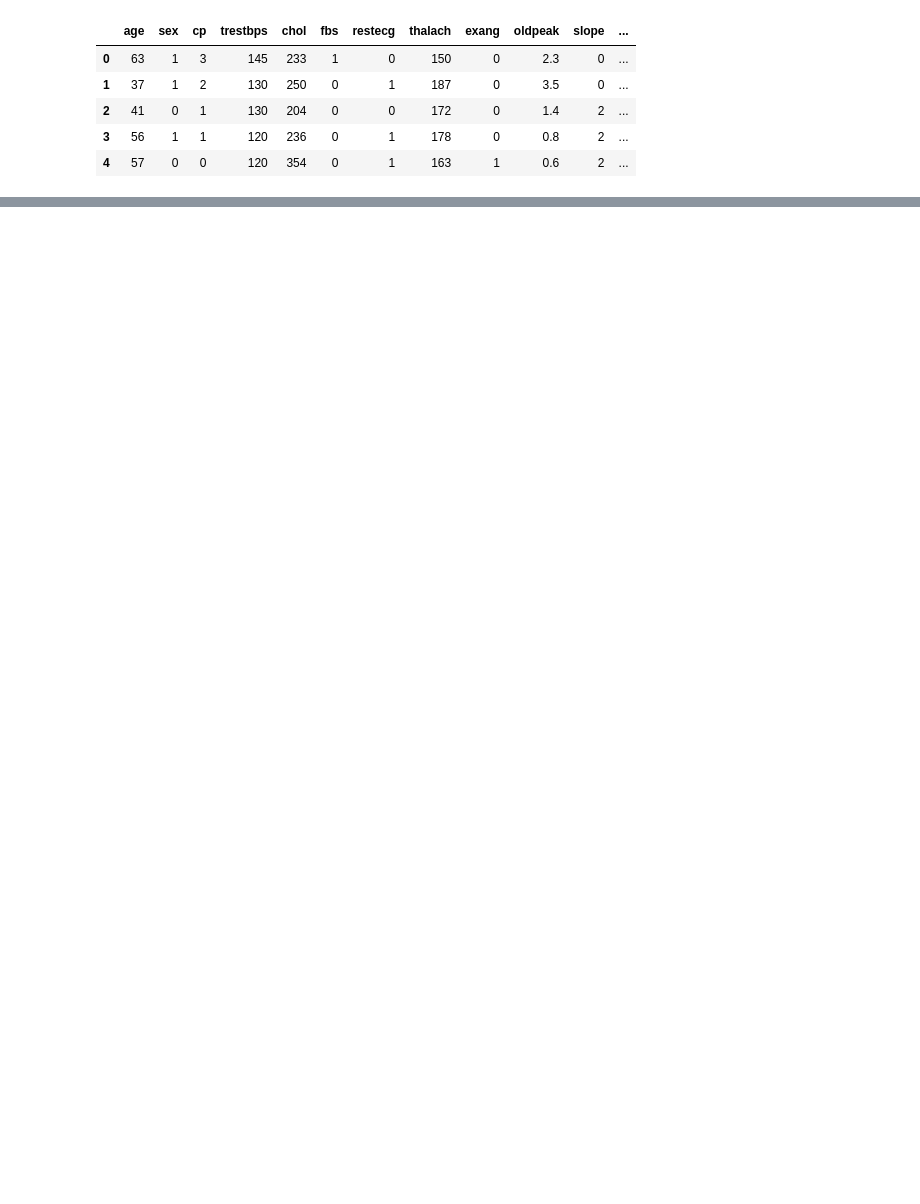
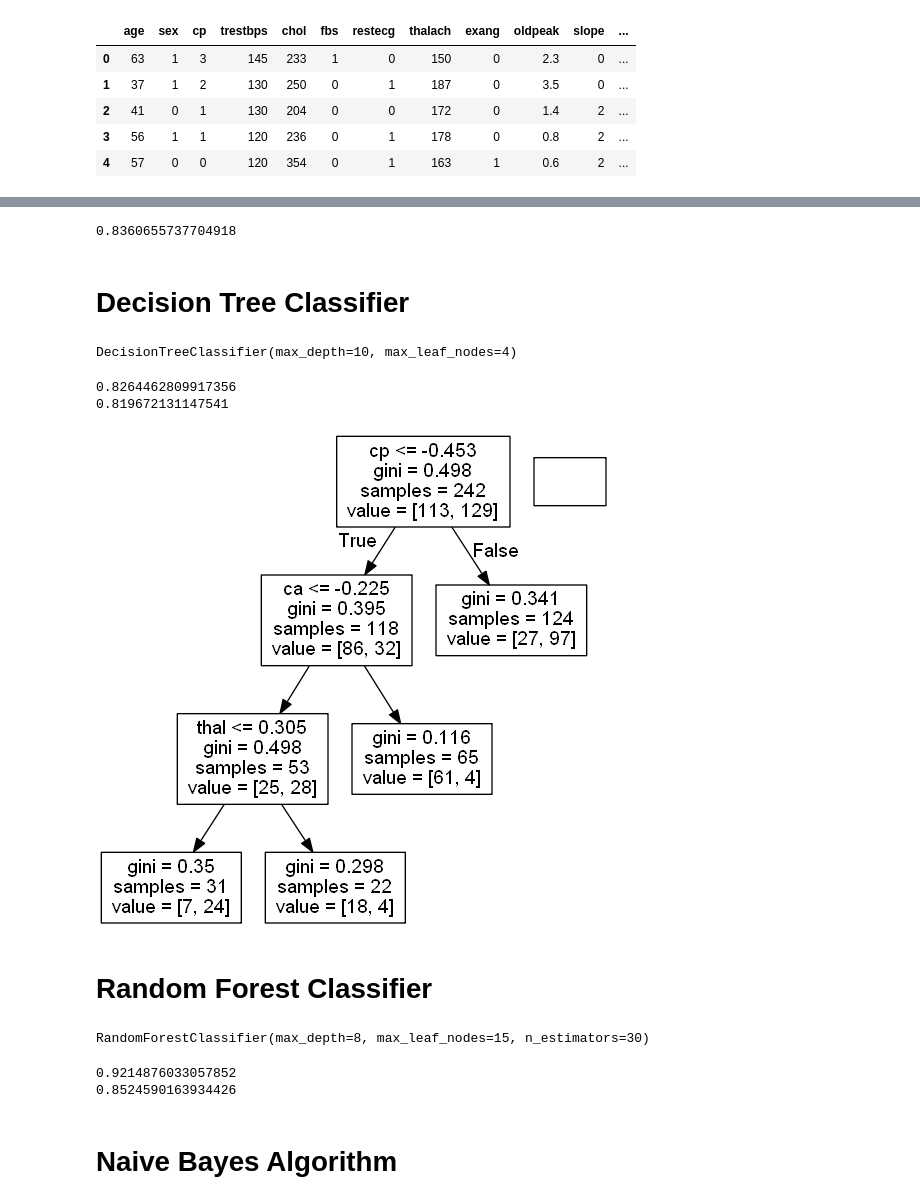
Before and after one commit to sverma29/Heart_Disease_Prediction, a Jupyter notebook: ML_Heart_Disease_Prediction.ipynb, the cells around one changed output, grey strips where cells are left out. Cells and saved outputs as stored; diff of their text form; code cells hidden in the pictures; blank space fills up the shorter version.

```diff
--- a/ML_Heart_Disease_Prediction.ipynb
+++ b/ML_Heart_Disease_Prediction.ipynb
@@ -109,0 +152,2 @@ ts_acc[6]
+# %%
+lmodel = LogisticRegression()
@@ -109,0 +168,33 @@ ts_acc[6]
+# %%
+(ytest==ytestPred).sum()/len(ytest)
+# %% [output]
+0.8360655737704918
+# %% [markdown]
+# Decision Tree Classifier
+# %%
+from sklearn.tree import DecisionTreeClassifier
+
+# dmodel = DecisionTreeClassifier()
+dmodel = DecisionTreeClassifier(max_depth=10,max_leaf_nodes=4)
+dmodel.fit(xtrain, ytrain)
+# %% [output]
+DecisionTreeClassifier(max_depth=10, max_leaf_nodes=4)
+# %%
+print(dmodel.score(xtrain, ytrain))
+print(dmodel.score(xtest, ytest))
+# %% [output]
+0.8264462809917356
+0.819672131147541
+# %%
+from sklearn.tree import export_graphviz
+from IPython.display import Image
+import pydotplus #py dot plus
+
+# dot_data = export_graphviz(dmodel)
+dot_data = export_graphviz(dmodel, feature_names=X.columns)
+graph = pydotplus.graph_from_dot_data(dot_data)
+Image(graph.create_png())
+# %% [output]
+[figure, added]
+# %% [markdown]
+# Random Forest Classifier
@@ -109,0 +205,12 @@ ts_acc[6]
+# %%
+rmodel.fit(xtrain, ytrain)
+# %% [output]
+RandomForestClassifier(max_depth=8, max_leaf_nodes=15, n_estimators=30)
+# %%
+print(rmodel.score(xtrain, ytrain))
+print(rmodel.score(xtest, ytest))
+# %% [output]
+0.9214876033057852
+0.8524590163934426
+# %% [markdown]
+# Naive Bayes Algorithm
```
Also changed, not shown: parts of 41 cells of this notebook.
